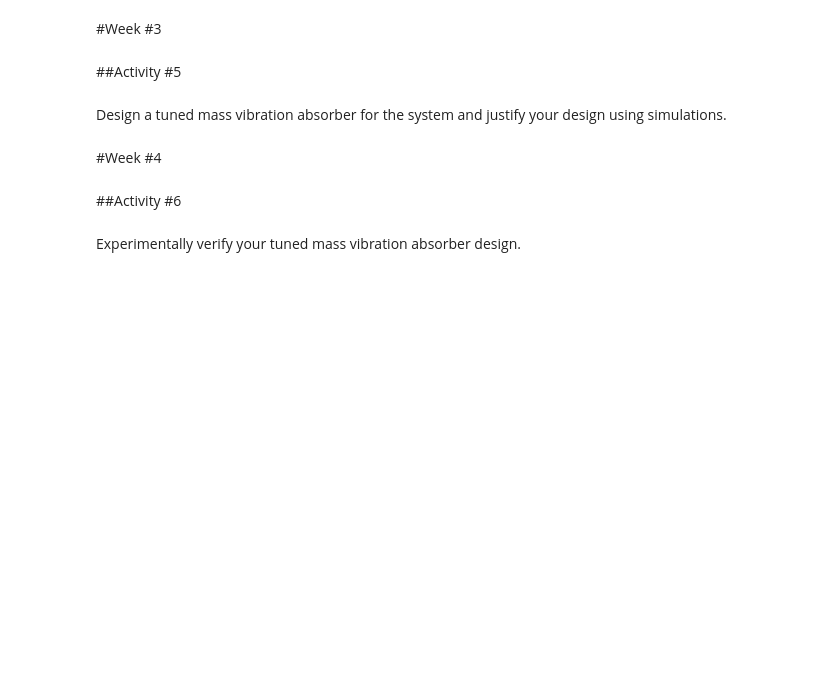
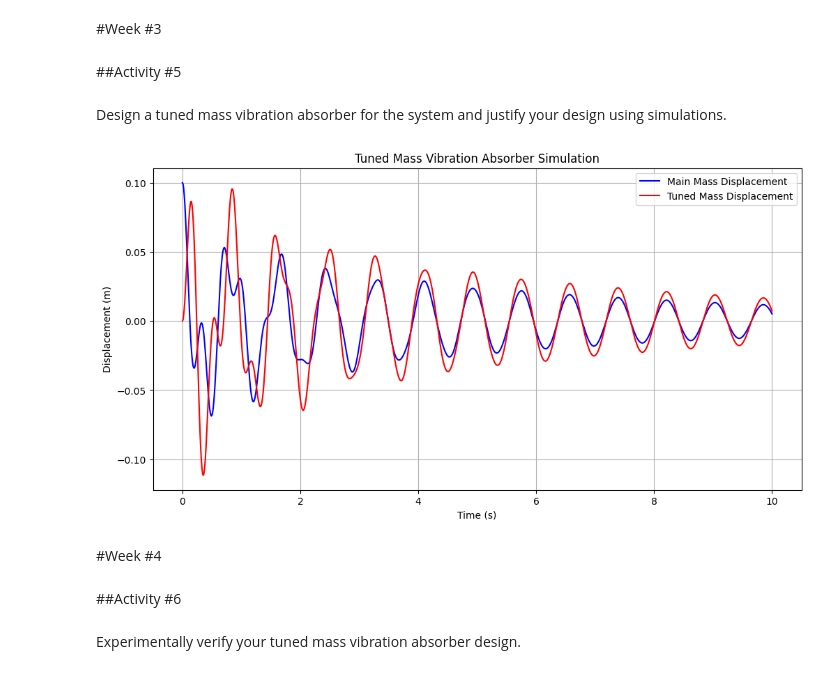
Before and after one commit to Buddhikagayan99/E-19-022, a Jupyter notebook: ME421_Vibration_Activity_Oct_2023.ipynb, the cells around one changed output. Drawn from its saved outputs; the diff is of its cells as text; code cells hidden in the pictures; blank space fills up the shorter version.

```diff
--- a/ME421_Vibration_Activity_Oct_2023.ipynb
+++ b/ME421_Vibration_Activity_Oct_2023.ipynb
@@ -281,6 +281,47 @@ Plot the experimental frequency response of the system and find $\omega_d$ and $
 ##Activity #5
 # %% [markdown]
 Design a tuned mass vibration absorber for the system and justify your design using simulations.
+# %%
+
+import numpy as np
+import matplotlib.pyplot as plt
+from scipy.integrate import odeint
+
+m = 1.0  # mass of the main system (kg)
+k = 100.0  # stiffness of the main system (N/m)
+c = 0.5  # damping coefficient of the main system (Ns/m)
+
+mt = 0.5  # mass of the tuned mass (kg)
+kt = 100.0  # stiffness of the tuned mass (N/m)
+ct = 0.5  # damping coefficient of the tuned mass (Ns/m)
+
+def equations(y, t):
+    x, v, xt, vt = y
+    dydt = [v,
+            (-k*x - c*v + kt*(xt - x) + ct*(vt - v)) / m,
+            vt,
+            (-kt*(xt - x) - ct*(vt - v)) / mt]
+    return dydt
+
+y0 = [0.1, 0, 0, 0]  # initial displacement and velocity
+
+t = np.linspace(0, 10, 1000)
+
+solution = odeint(equations, y0, t)
+x = solution[:, 0]  # displacement of the main mass
+xt = solution[:, 2]  # displacement of the tuned mass
+
+plt.figure(figsize=(12, 6))
+plt.plot(t, x, label='Main Mass Displacement', color='blue')
+plt.plot(t, xt, label='Tuned Mass Displacement', color='red')
+plt.title('Tuned Mass Vibration Absorber Simulation')
+plt.xlabel('Time (s)')
+plt.ylabel('Displacement (m)')
+plt.legend()
+plt.grid()
+plt.show()
+# %% [output]
+[figure, added]
 # %% [markdown]
 #Week #4
 # %% [markdown]
```
